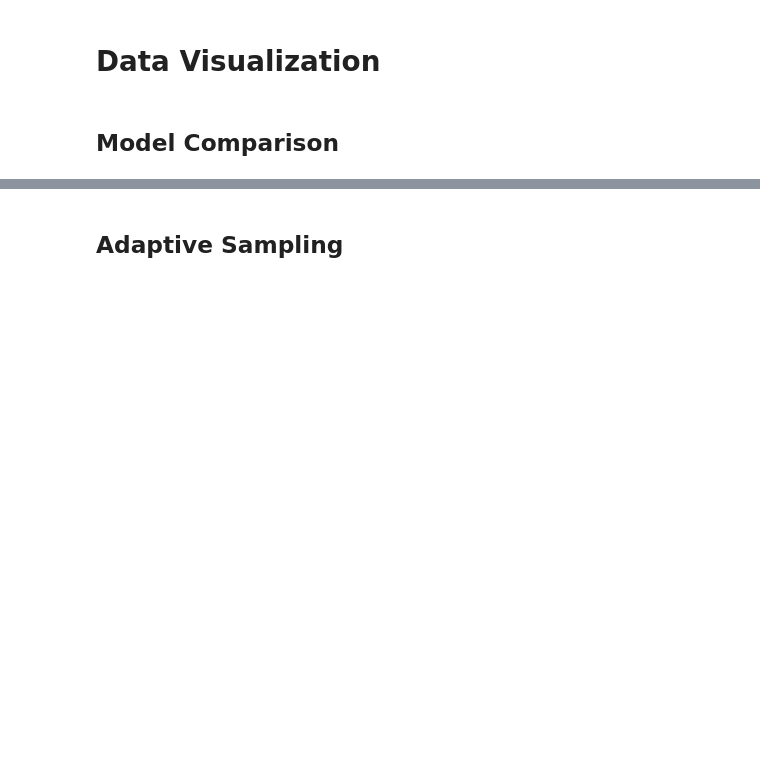
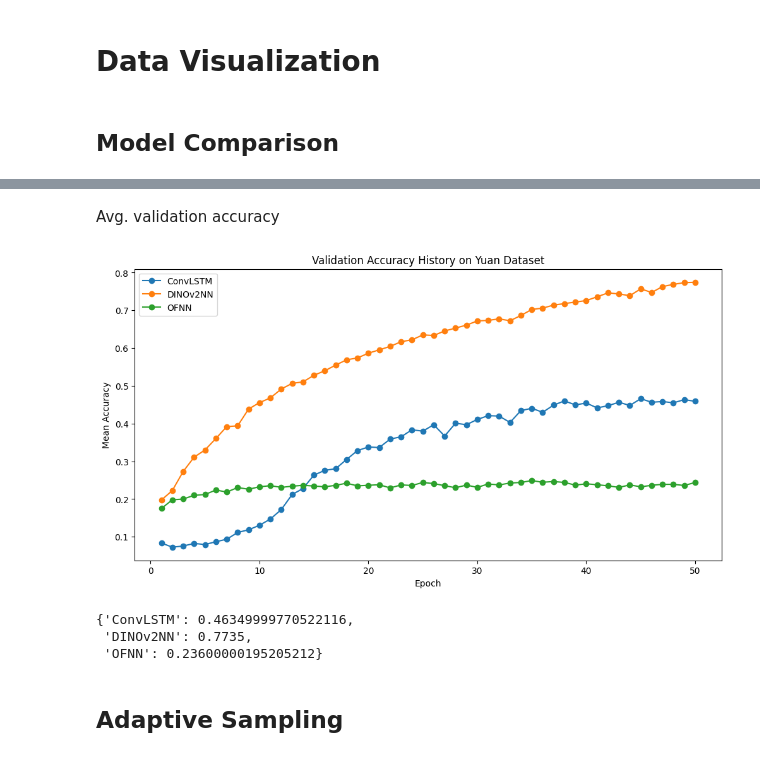
Before and after one commit to alapkshirsagar/active-tactile-hardness-classification, a Jupyter notebook: hardness_classification/visualize.ipynb, the cells around one changed output, grey strips where cells are left out. Saved outputs shown, nothing was run; the diff lists cells and outputs as text; code cells hidden in the pictures; blank space fills up the shorter version.

```diff
--- a/hardness_classification/visualize.ipynb
+++ b/hardness_classification/visualize.ipynb
@@ -78,3 +106,22 @@ read_and_plot(file_paths, labels, "Validation Accuracy History on IP-Hardness Da
+# %% [markdown]
+Avg. validation accuracy
+# %%
+# File paths and corresponding labels
+file_paths = [
+    'metrics/Comp_Model_Aug_10_final_yuan_ConvLSTM_val_accuracy_history.csv',
+    'metrics/Comp_Model_Aug_10_final_yuan_DINOv2NN_val_accuracy_history.csv',
+    'metrics/Comp_Model_Aug_10_final_yuan_OpticalFlowNN_val_accuracy_history.csv'
+]
+
+labels = ['ConvLSTM', 'DINOv2NN', 'OFNN']
+
+# Call the function with the file paths and labels
+read_and_plot(file_paths, labels, "Validation Accuracy History on Yuan Dataset")
+# %% [output]
+[figure, added]
+{'ConvLSTM': 0.46349999770522116,
+ 'DINOv2NN': 0.7735,
+ 'OFNN': 0.23600000195205212}
 # %% [markdown]
 ## Adaptive Sampling
 # %% [markdown]
```
Also changed, not shown: parts of 8 cells of this notebook, 3 other files.
